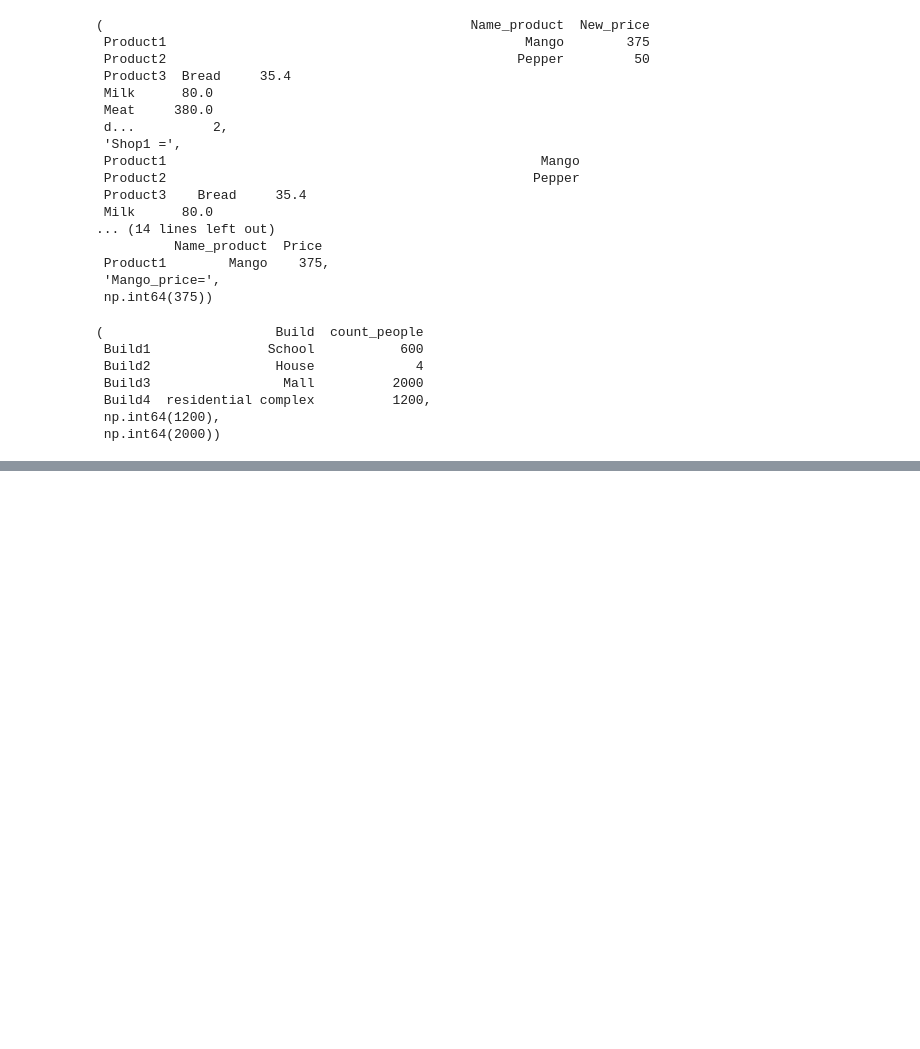
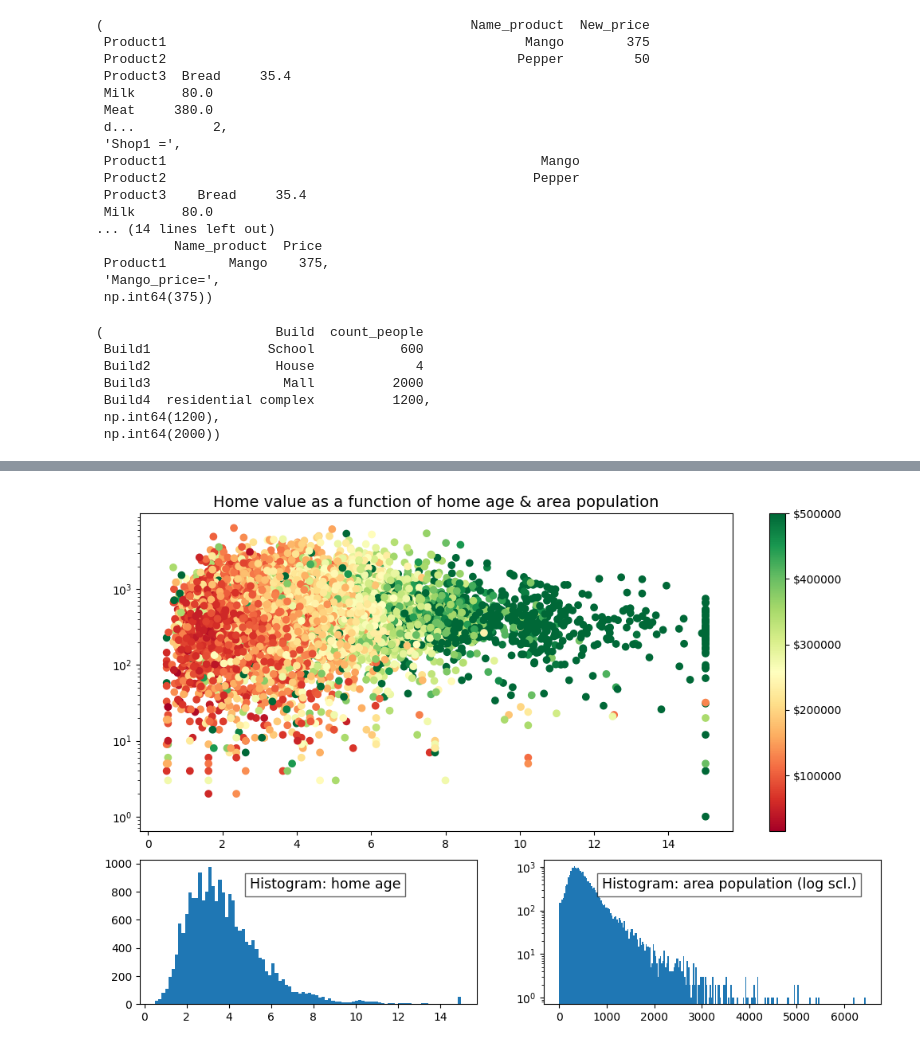
Before and after one commit to 12hennesy17/MLtask, a Jupyter notebook: homeworks/HW02/HW02.ipynb, the cells around one changed output, grey strips where cells are left out. Saved outputs shown, nothing was run; the diff lists cells and outputs as text; code cells hidden in the pictures; blank space fills up the shorter version.

```diff
--- a/homeworks/HW02/HW02.ipynb
+++ b/homeworks/HW02/HW02.ipynb
@@ -76,0 +381,37 @@ array([[0.69646919, 0.28613933],
+# %%
+
+file_path = r'C:\Users\MateBook\Downloads\cal_housing.data'#путь и название нужного файла внутри архива
+fpath = np.loadtxt(file_path, delimiter= ',') # # извлекаем нужный файл из него, читаем его как текстовый, указываем разделитель
+y = fpath[:, -1] #последний столбец
+pop, age = fpath[:, [4, 7]].T #взять 4 и 7 столбцы, все строки
+def add_titlebox(ax, text): # создаем свою вспомогательную функцию для заданного объекта графика и текста
+    ax.text(.55, .8, text, # она распологает текстовое окно
+        horizontalalignment='center', # с расположением текста по центру
+        transform=ax.transAxes, # "оси" для текста
+        bbox=dict(facecolor='white', alpha=0.6), # очерчивание текста прямоугольником (alpha - прозрачность текста
+        fontsize=12.5) # размер шрифта
+    return ax
+
+
+gridsize = (3, 2) # размер сетки
+fig = plt.figure(figsize=(12, 8)) # создаем полотно
+ax1 = plt.subplot2grid(gridsize, (0, 0), colspan=2, rowspan=2) # первый график будет занимать 4 клетки из сетки
+ax2 = plt.subplot2grid(gridsize, (2, 0)) # а эти по одной
+ax3 = plt.subplot2grid(gridsize, (2, 1)) #
+ax1.set_title( # название первого графика
+    'Home value as a function of home age & area population',
+    fontsize=14 # размер шрифта
+)
+sctr = ax1.scatter(x=age, y=pop, c=y, cmap='RdYlGn') # строим дискретное распределение, зависимость стоимости от возраста и населенности, стоимость отображается цветом в заданной цветовой карте
+plt.colorbar(sctr, ax=ax1, format='$%d') # отображаем цветовую карту со шкалой значений
+ax1.set_yscale('log') # логарифмический масштаб
+
+ax2.hist(age, bins='auto') # второй график - гисторамма возрастов
+ax3.hist(pop, bins='auto', log=True) # третий график - гистограмма населенности, в логарифмическом масштабе
+
+add_titlebox(ax2, 'Histogram: home age') # название второго графика
+add_titlebox(ax3, 'Histogram: area population (log scl.)') # название третьего графика
+
+plt.show() #
+# %% [output]
+[figure, added]
```
Also changed, not shown: parts of 34 cells of this notebook, 3 other files.
